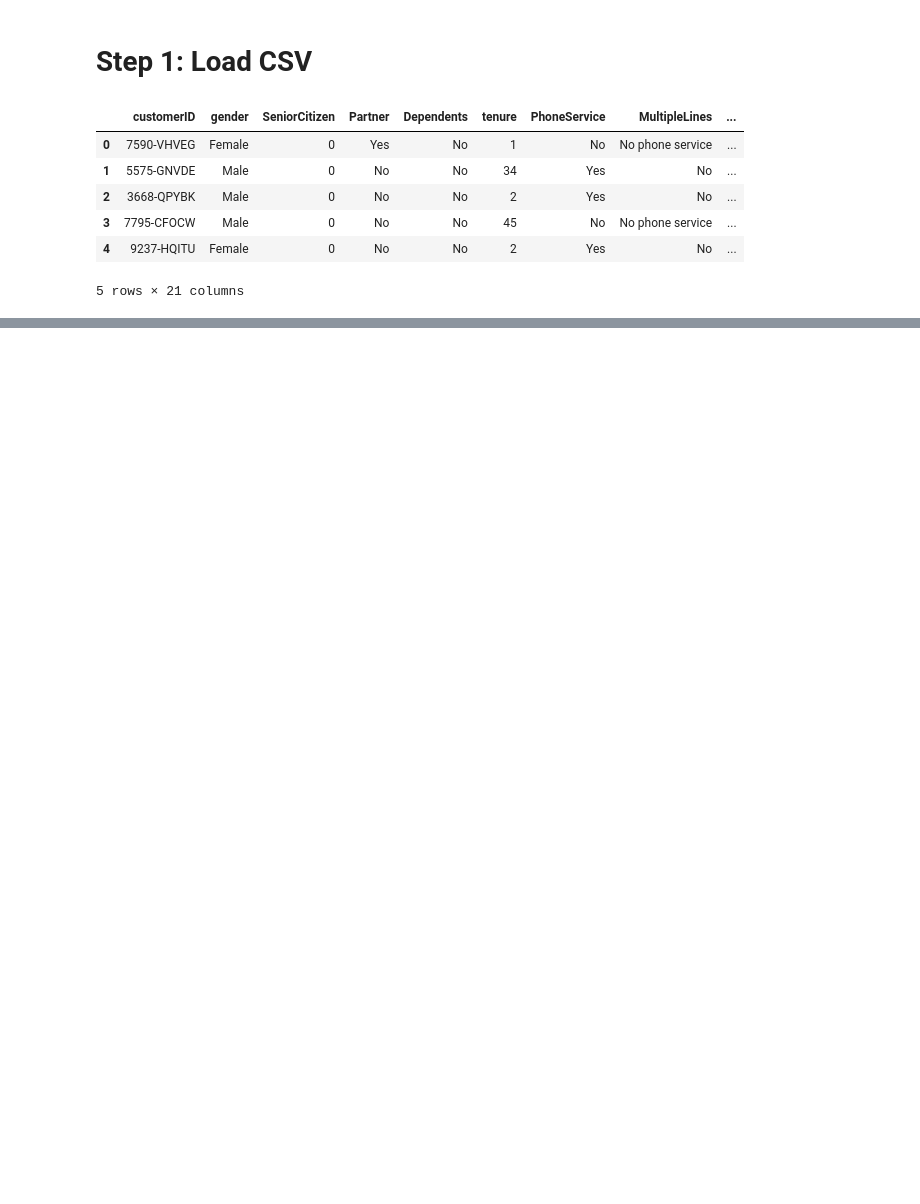
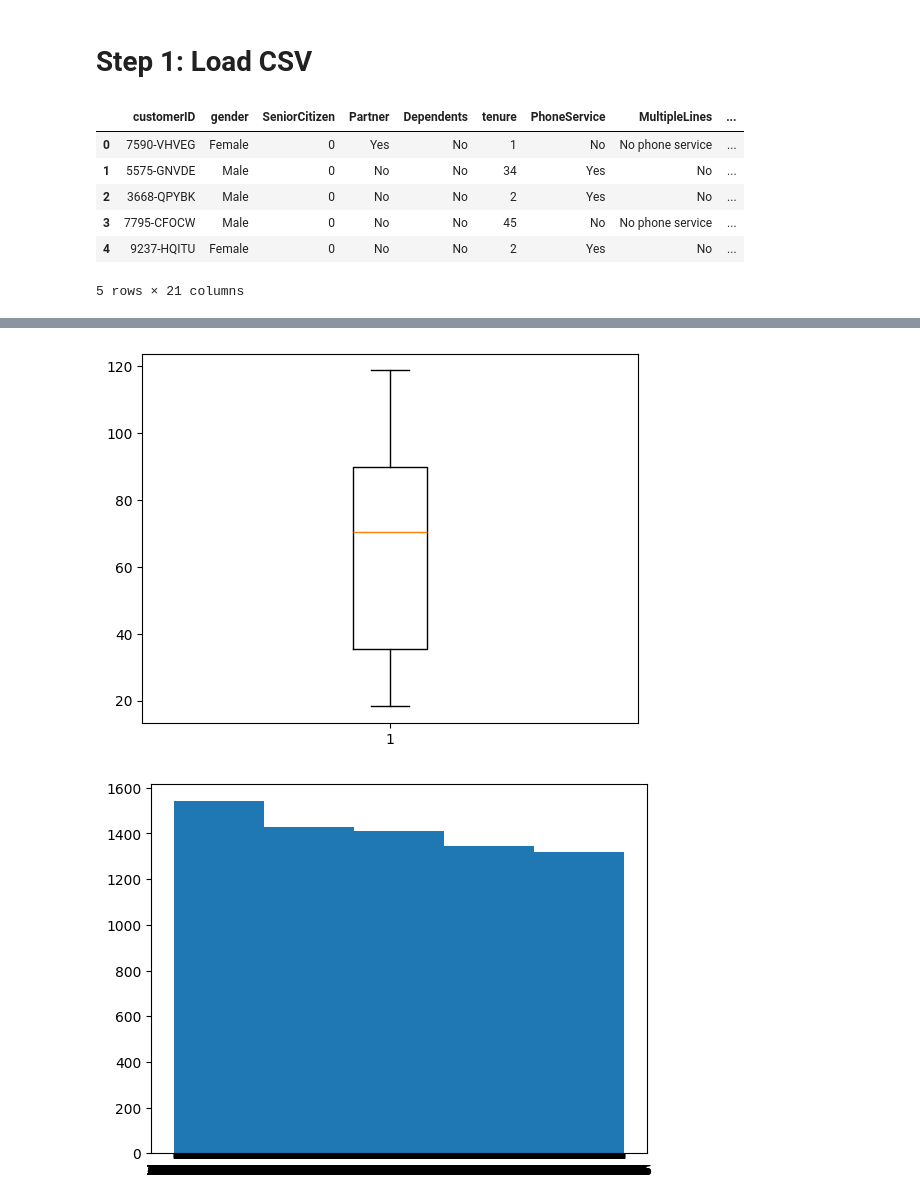
Before and after one commit to piyushhagarwal/Machine-Learning, a Jupyter notebook: Projects/Customer_churn/main.ipynb, the cells around one changed output, grey strips where cells are left out. Cells and saved outputs as stored; diff of their text form; code cells hidden in the pictures; blank space fills up the shorter version.

```diff
--- a/Projects/Customer_churn/main.ipynb
+++ b/Projects/Customer_churn/main.ipynb
@@ -49,0 +123,9 @@ dtype: object
+# %%
+plt.boxplot(df["MonthlyCharges"])
+plt.show()
+
+plt.hist(df["TotalCharges"], bins = 5)
+plt.show()
+# %% [output]
+[figure, added]
+[figure, added]
```
Also changed, not shown: parts of 18 cells of this notebook.
